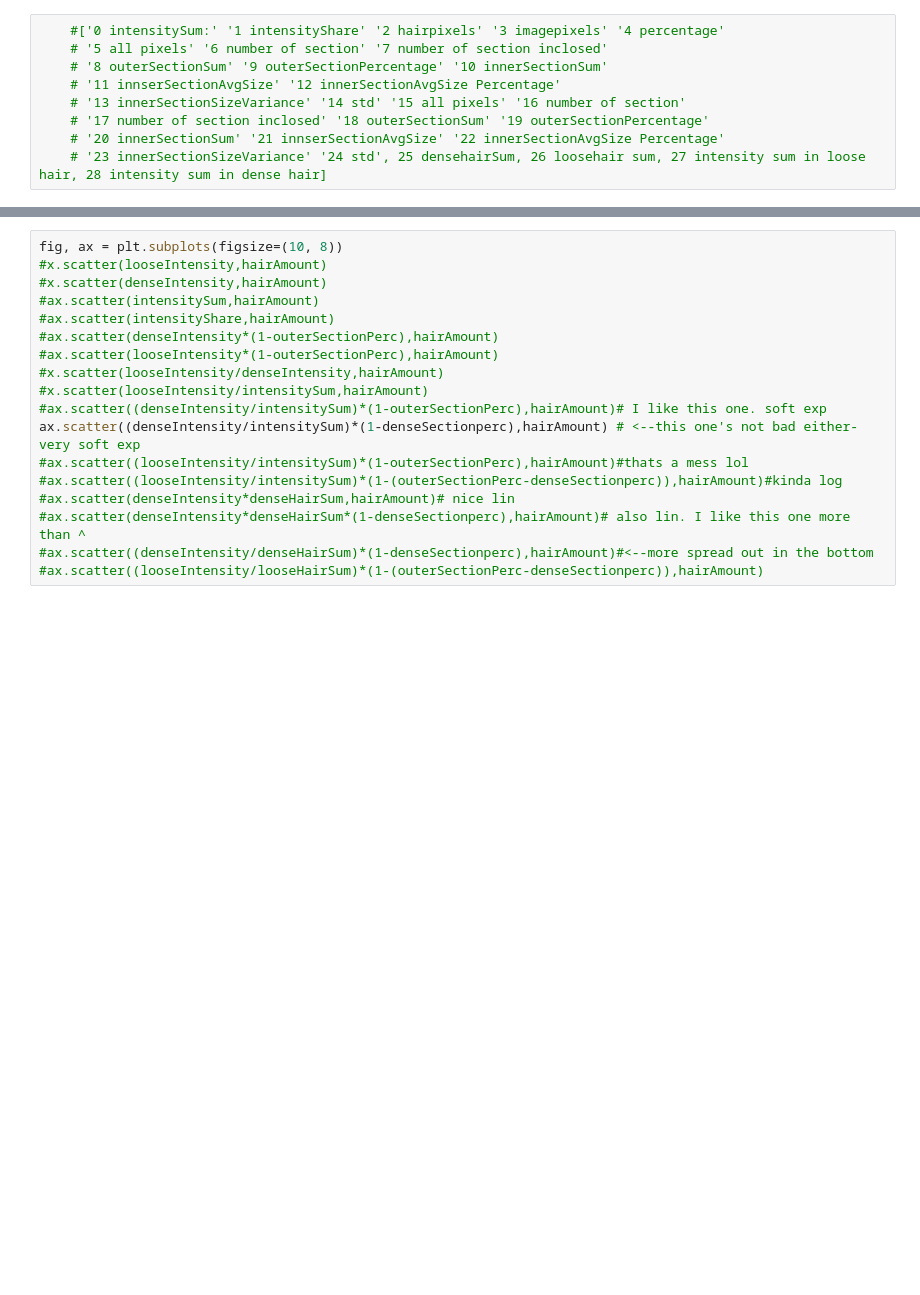
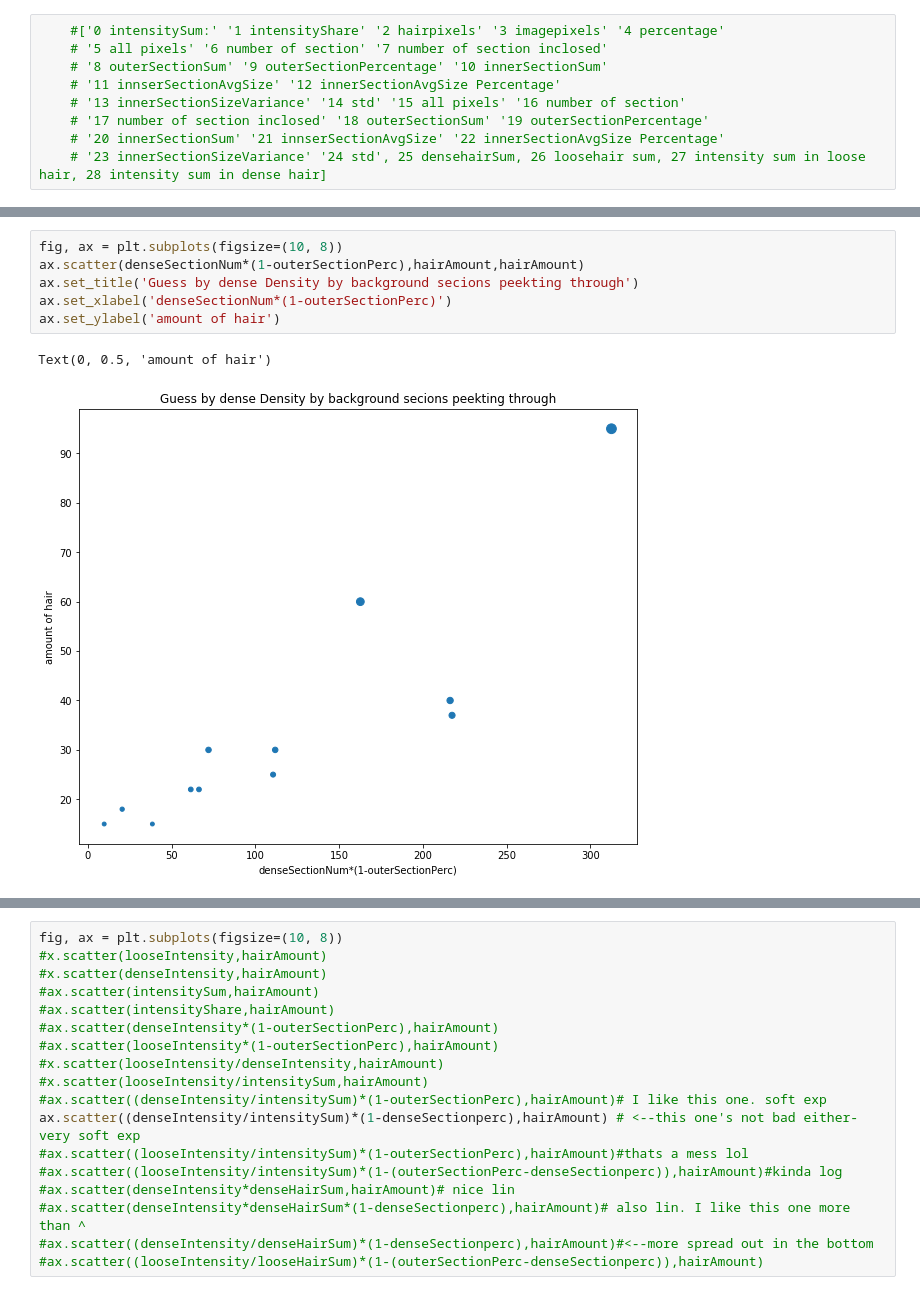
Before and after one commit to CodeIsJustLikeMagic/HairEstimation, a Jupyter notebook: guess funktions.ipynb, the cells around one changed output, grey strips where cells are left out. Drawn from its saved outputs; the diff is of its cells as text; blank space fills up the shorter version.

```diff
--- a/guess funktions.ipynb
+++ b/guess funktions.ipynb
@@ -50,3 +51,12 @@ print(hairAmount)
 [ 3.54775332  2.24756785  2.94784421  4.42278142  4.81091986  5.81790627
   4.34414472  5.79387789  7.34644555  7.25422939  7.91494124 10.47373285]
 [15 15 18 22 22 25 30 30 37 40 60 95]
+# %%
+fig, ax = plt.subplots(figsize=(10, 8))
+ax.scatter(denseSectionNum*(1-outerSectionPerc),hairAmount,hairAmount)
+ax.set_title('Guess by dense Density by background secions peekting through')
+ax.set_xlabel('denseSectionNum*(1-outerSectionPerc)')
+ax.set_ylabel('amount of hair')
+# %% [output]
+Text(0, 0.5, 'amount of hair')
+[figure, added]
```
Also changed, not shown: parts of 7 cells of this notebook, 11 other files.
